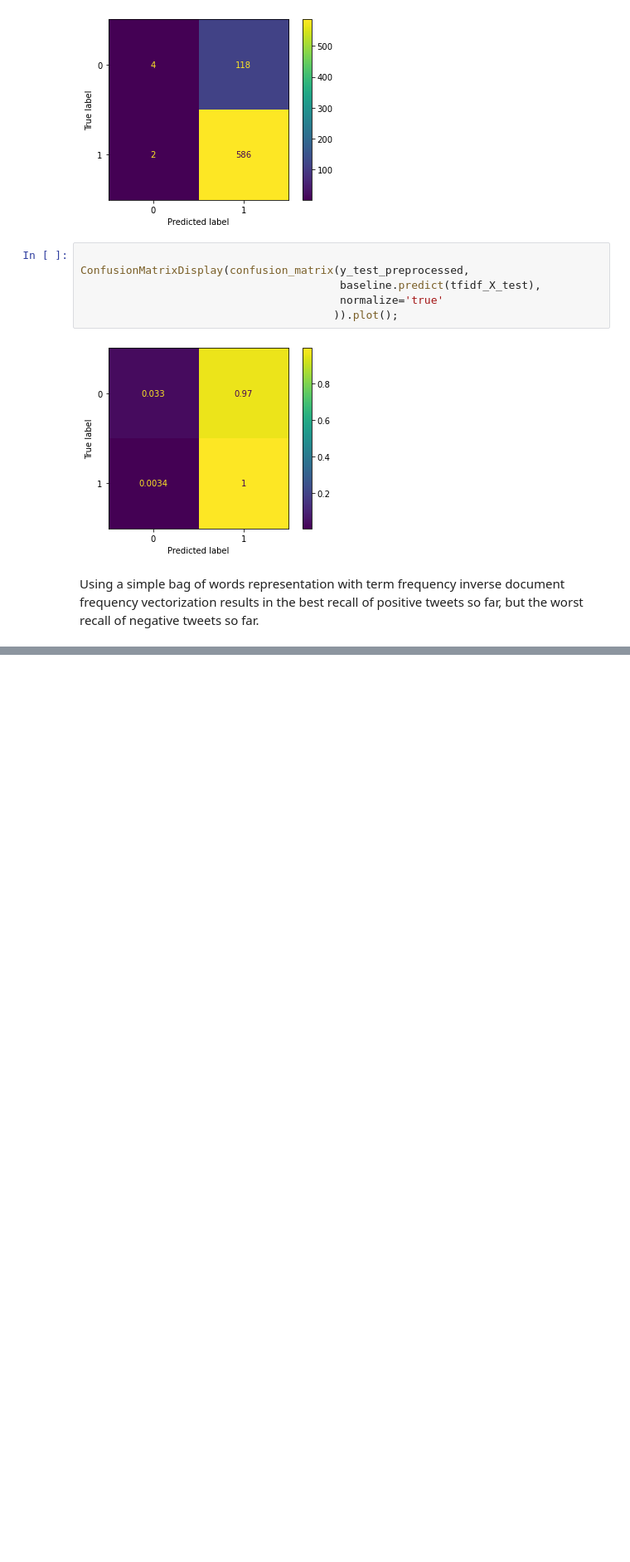
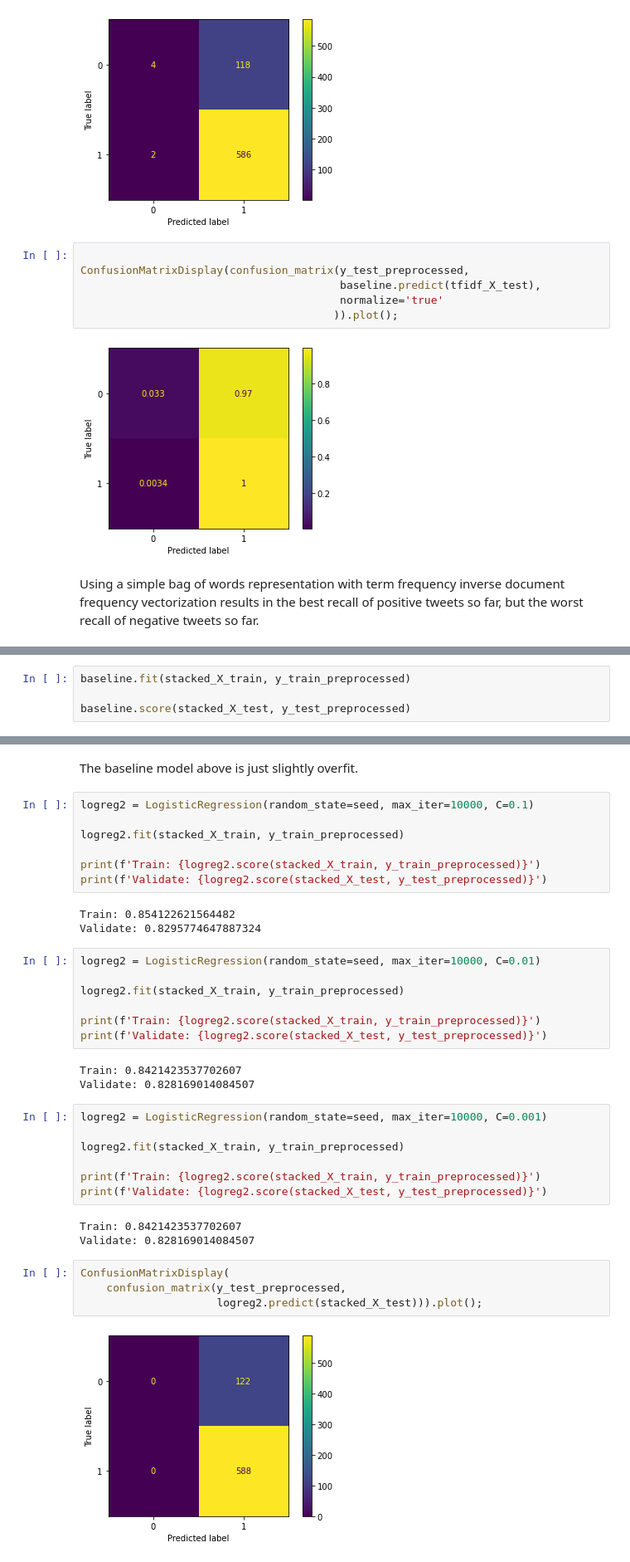
Before and after one commit to ran0027/twitter-sentiment-analysis, a Jupyter notebook: notebook.ipynb, the cells around one changed output, grey strips where cells are left out. Shown at 83% size. Drawn from its saved outputs; the diff is of its cells as text; blank space fills up the shorter version.

Commit message:
Build stacked embedding

```diff
--- a/notebook.ipynb
+++ b/notebook.ipynb
@@ -998,0 +1195,4 @@ Using a simple bag of words representation with term frequency inverse document
+# %%
+baseline.fit(stacked_X_train, y_train_preprocessed)
+
+baseline.score(stacked_X_test, y_test_preprocessed)
@@ -998,0 +1208,38 @@ Using a simple bag of words representation with term frequency inverse document
+# %% [markdown]
+The baseline model above is just slightly overfit.
+# %%
+logreg2 = LogisticRegression(random_state=seed, max_iter=10000, C=0.1)
+
+logreg2.fit(stacked_X_train, y_train_preprocessed)
+
+print(f'Train: {logreg2.score(stacked_X_train, y_train_preprocessed)}')
+print(f'Validate: {logreg2.score(stacked_X_test, y_test_preprocessed)}')
+# %% [output]
+Train: 0.854122621564482
+Validate: 0.8295774647887324
+# %%
+logreg2 = LogisticRegression(random_state=seed, max_iter=10000, C=0.01)
+
+logreg2.fit(stacked_X_train, y_train_preprocessed)
+
+print(f'Train: {logreg2.score(stacked_X_train, y_train_preprocessed)}')
+print(f'Validate: {logreg2.score(stacked_X_test, y_test_preprocessed)}')
+# %% [output]
+Train: 0.8421423537702607
+Validate: 0.828169014084507
+# %%
+logreg2 = LogisticRegression(random_state=seed, max_iter=10000, C=0.001)
+
+logreg2.fit(stacked_X_train, y_train_preprocessed)
+
+print(f'Train: {logreg2.score(stacked_X_train, y_train_preprocessed)}')
+print(f'Validate: {logreg2.score(stacked_X_test, y_test_preprocessed)}')
+# %% [output]
+Train: 0.8421423537702607
+Validate: 0.828169014084507
+# %%
+ConfusionMatrixDisplay(
+    confusion_matrix(y_test_preprocessed,
+                     logreg2.predict(stacked_X_test))).plot();
+# %% [output]
+[figure, added]
```
Also changed, not shown: parts of 24 cells of this notebook.
